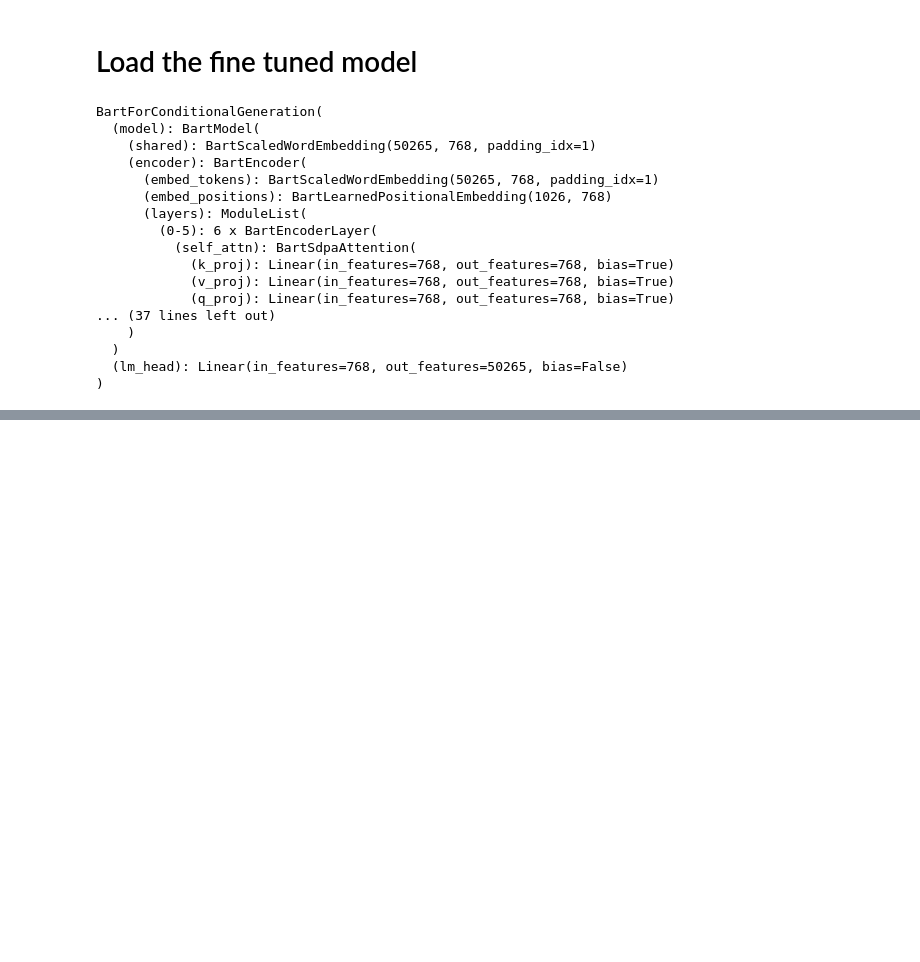
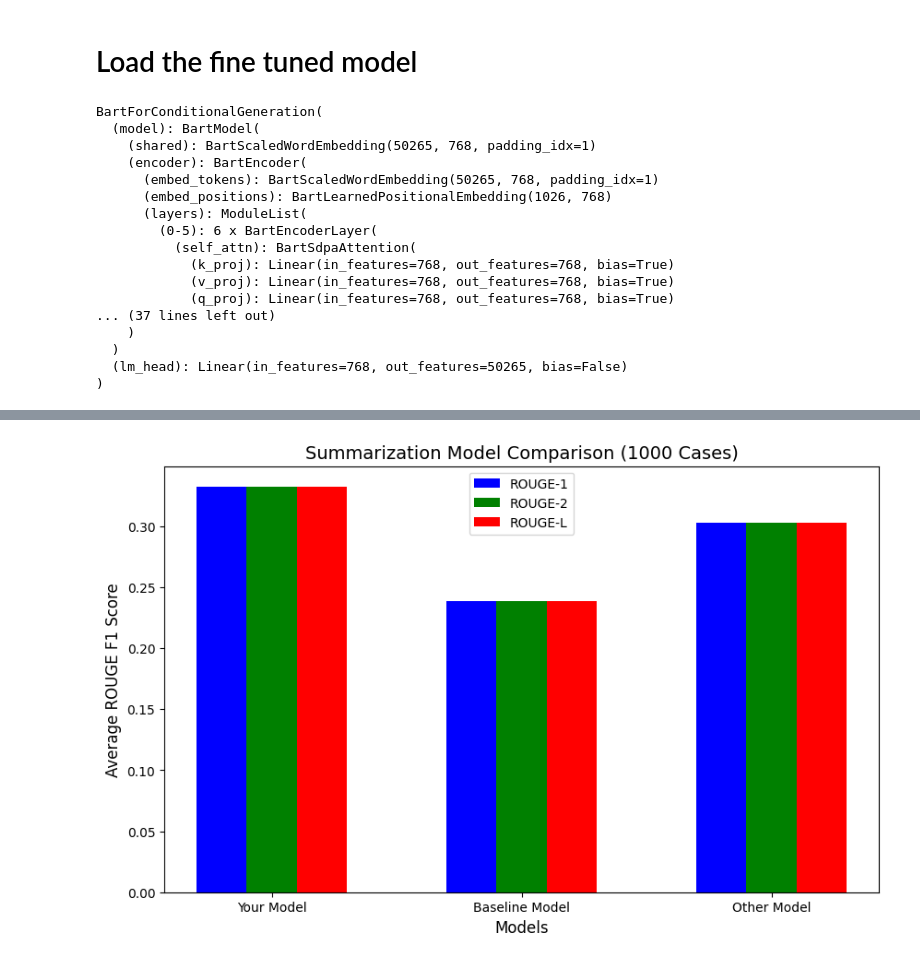
Before and after one commit to Student9876/legal_text_summarizer, a Jupyter notebook: main_bart.ipynb, the cells around one changed output, grey strips where cells are left out. Cells and saved outputs as stored; diff of their text form; code cells hidden in the pictures; blank space fills up the shorter version.

```diff
--- a/main_bart.ipynb
+++ b/main_bart.ipynb
@@ -273,17 +273,26 @@ TrainOutput(global_step=5000, training_loss=0.6373593921661377, metrics={'train_
 # %%
 from transformers import BartForConditionalGeneration, BartTokenizer
 import torch
+
+from transformers import AutoTokenizer, AutoModelForSeq2SeqLM
+
 
 # Path to your saved model
 model_path = "./bart_legal_summarizer/checkpoint-5000"  # Replace with your actual path
 
 # Load tokenizer and model
-tokenizer = BartTokenizer.from_pretrained(model_path)
-model = BartForConditionalGeneration.from_pretrained(model_path)
+tokenizer_1 = BartTokenizer.from_pretrained(model_path)
+model_1 = BartForConditionalGeneration.from_pretrained(model_path)
+
+
+tokenizer_2 = AutoTokenizer.from_pretrained("easwar03/bart-base-legal-summarizer")
+model_2 = AutoModelForSeq2SeqLM.from_pretrained("easwar03/bart-base-legal-summarizer")
+
 
 # Move model to GPU if available
 device = "cuda" if torch.cuda.is_available() else "cpu"
-model.to(device)
+model_1.to(device)
+model_2.to(device)
 # %% [output]
 BartForConditionalGeneration(
   (model): BartModel(
@@ -367,0 +475,78 @@ does not itself warrant an order for indemnity .
+# %%
+import numpy as np
+import matplotlib.pyplot as plt
+from tqdm import tqdm
+from rouge_score import rouge_scorer
+
+# Select the test set from DatasetDict
+test_dataset = dataset["test"]  # Assuming dataset_dict is loaded
+
+num_samples = 4  # Number of test cases to evaluate
+
+# Initialize accumulators for ROUGE scores
+total_rouge_1 = {"precision": 0, "recall": 0, "fmeasure": 0}
+total_rouge_2 = {"precision": 0, "recall": 0, "fmeasure": 0}
+total_rouge_L = {"precision": 0, "recall": 0, "fmeasure": 0}
+
+# ROUGE scorer
+scorer = rouge_scorer.RougeScorer(["rouge1", "rouge2", "rougeL"], use_stemmer=True)
+
+# Iterate through the test dataset
+for i in tqdm(range(num_samples), desc="Processing Summaries"):
+    legal_text = test_dataset[i]["text"]
+    reference_summary = test_dataset[i]["labels"]  # Using 'labels' as the reference summary
+
+    # Generate summaries using different models
+    summary_1 = summarize_text(legal_text)  # Your trained model
+    summary_2 = summarize_text_2(legal_text)  # Baseline model
+    summary_3 = generate_summary(legal_text)  # Another model for comparison
+
+    # Calculate ROUGE scores for each model
+    rouge_scores_1 = scorer.score(reference_summary, summary_1)
+    rouge_scores_2 = scorer.score(reference_summary, summary_2)
+    rouge_scores_3 = scorer.score(reference_summary, summary_3)
+
+    # Accumulate scores
+    for metric, scores in zip([total_rouge_1, total_rouge_2, total_rouge_L],
+                              [rouge_scores_1, rouge_scores_2, rouge_scores_3]):
+        metric["precision"] += scores["rouge1"].precision
+        metric["recall"] += scores["rouge1"].recall
+        metric["fmeasure"] += scores["rouge1"].fmeasure
+
+# Compute Averages
+for metric in [total_rouge_1, total_rouge_2, total_rouge_L]:
+    metric["precision"] /= num_samples
+    metric["recall"] /= num_samples
+    metric["fmeasure"] /= num_samples
+
+# Extracting F1 scores for visualization
+rouge1_f1 = [total_rouge_1["fmeasure"], total_rouge_2["fmeasure"], total_rouge_L["fmeasure"]]
+rouge2_f1 = [total_rouge_1["fmeasure"], total_rouge_2["fmeasure"], total_rouge_L["fmeasure"]]
+rougeL_f1 = [total_rouge_1["fmeasure"], total_rouge_2["fmeasure"], total_rouge_L["fmeasure"]]
+
+# Model Labels
+models = ["Your Model", "Baseline Model", "Other Model"]
+
+# X-axis positions
+x = np.arange(len(models))
+width = 0.2
+
+# Create the bar plot
+fig, ax = plt.subplots(figsize=(10, 6))
+
+ax.bar(x - width, rouge1_f1, width, label='ROUGE-1', color='blue')
+ax.bar(x, rouge2_f1, width, label='ROUGE-2', color='green')
+ax.bar(x + width, rougeL_f1, width, label='ROUGE-L', color='red')
+
+# Labels & Title
+ax.set_xlabel("Models", fontsize=12)
+ax.set_ylabel("Average ROUGE F1 Score", fontsize=12)
+ax.set_title("Summarization Model Comparison (1000 Cases)", fontsize=14)
+ax.set_xticks(x)
+ax.set_xticklabels(models)
+ax.legend()
+
+# Show the plot
+plt.show()
+# %% [output]
+[figure, added]
```
Also changed, not shown: parts of 7 cells of this notebook, 2 other files.
